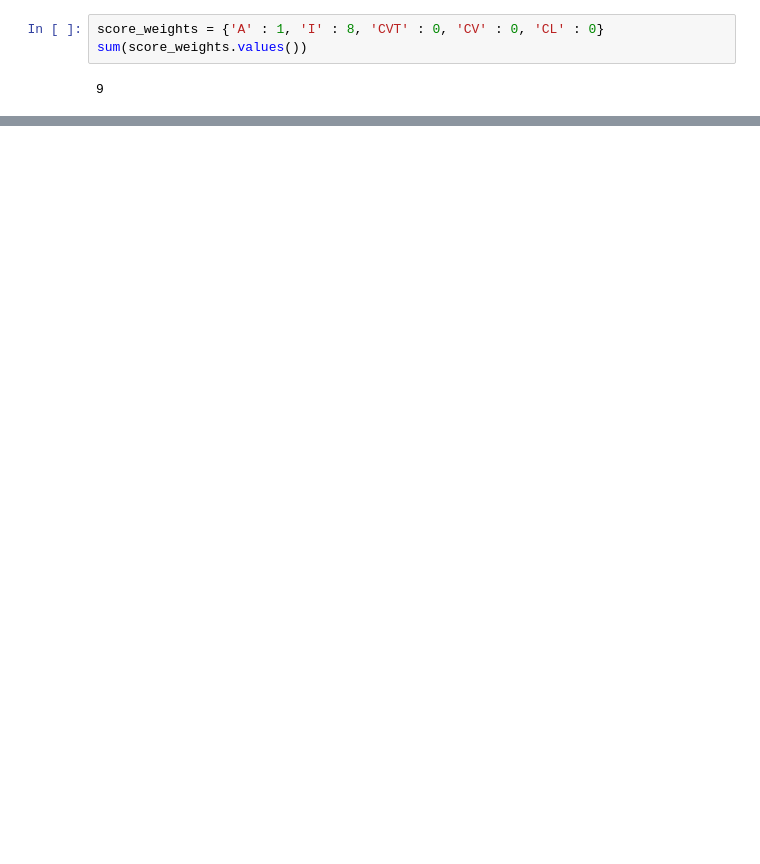
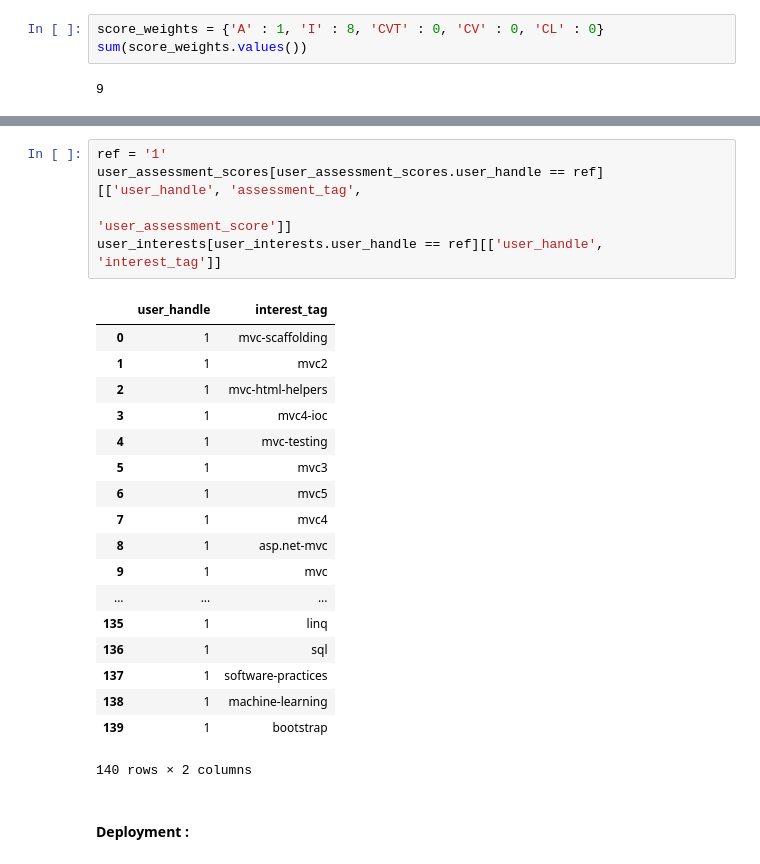
Before and after one commit to amandeepfj/MachineLearningProject, a Jupyter notebook: RecommendationSystemNotebooks/Data Understanding and Model Selection.ipynb, the cells around one changed output, grey strips where cells are left out. Drawn from its saved outputs; the diff is of its cells as text; blank space fills up the shorter version.

```diff
--- a/RecommendationSystemNotebooks/Data Understanding and Model Selection.ipynb
+++ b/RecommendationSystemNotebooks/Data Understanding and Model Selection.ipynb
@@ -997,0 +1039,26 @@ joblib.dump(similar_users_model, 'similar_users_model.pkl')
+# %%
+ref = '1'
+user_assessment_scores[user_assessment_scores.user_handle == ref][['user_handle', 'assessment_tag',
+                                                                   'user_assessment_score']]
+user_interests[user_interests.user_handle == ref][['user_handle', 'interest_tag']]
+# %% [output]
+|  | user_handle | interest_tag |
+| 0 | 1 | mvc-scaffolding |
+| 1 | 1 | mvc2 |
+| 2 | 1 | mvc-html-helpers |
+| 3 | 1 | mvc4-ioc |
+| 4 | 1 | mvc-testing |
+| 5 | 1 | mvc3 |
+| 6 | 1 | mvc5 |
+| 7 | 1 | mvc4 |
+| 8 | 1 | asp.net-mvc |
+| 9 | 1 | mvc |
+| ... | ... | ... |
+| 135 | 1 | linq |
+| 136 | 1 | sql |
+| 137 | 1 | software-practices |
+| 138 | 1 | machine-learning |
+| 139 | 1 | bootstrap |
+140 rows × 2 columns
+# %% [markdown]
+#### Deployment :
```
Also changed, not shown: parts of 17 cells of this notebook, 3 other files.
